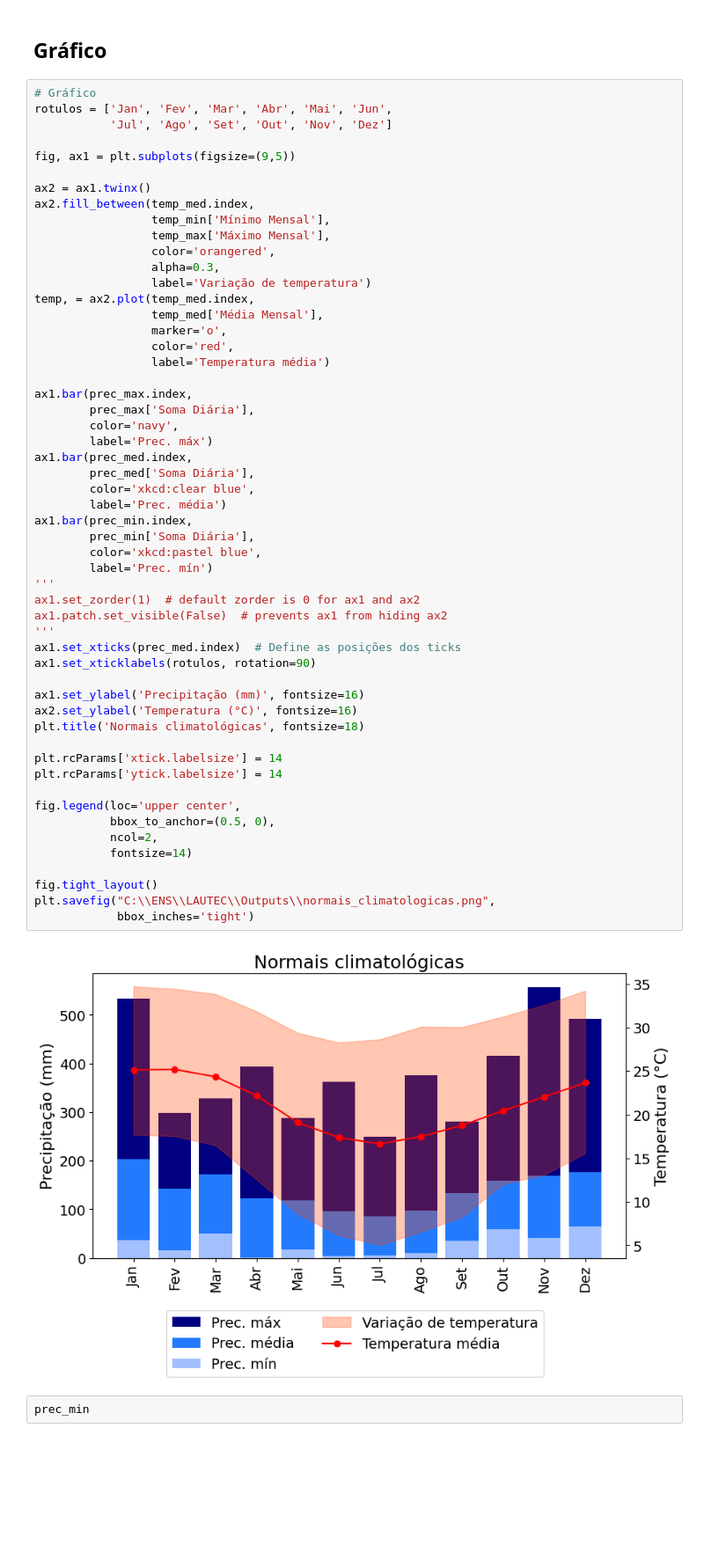
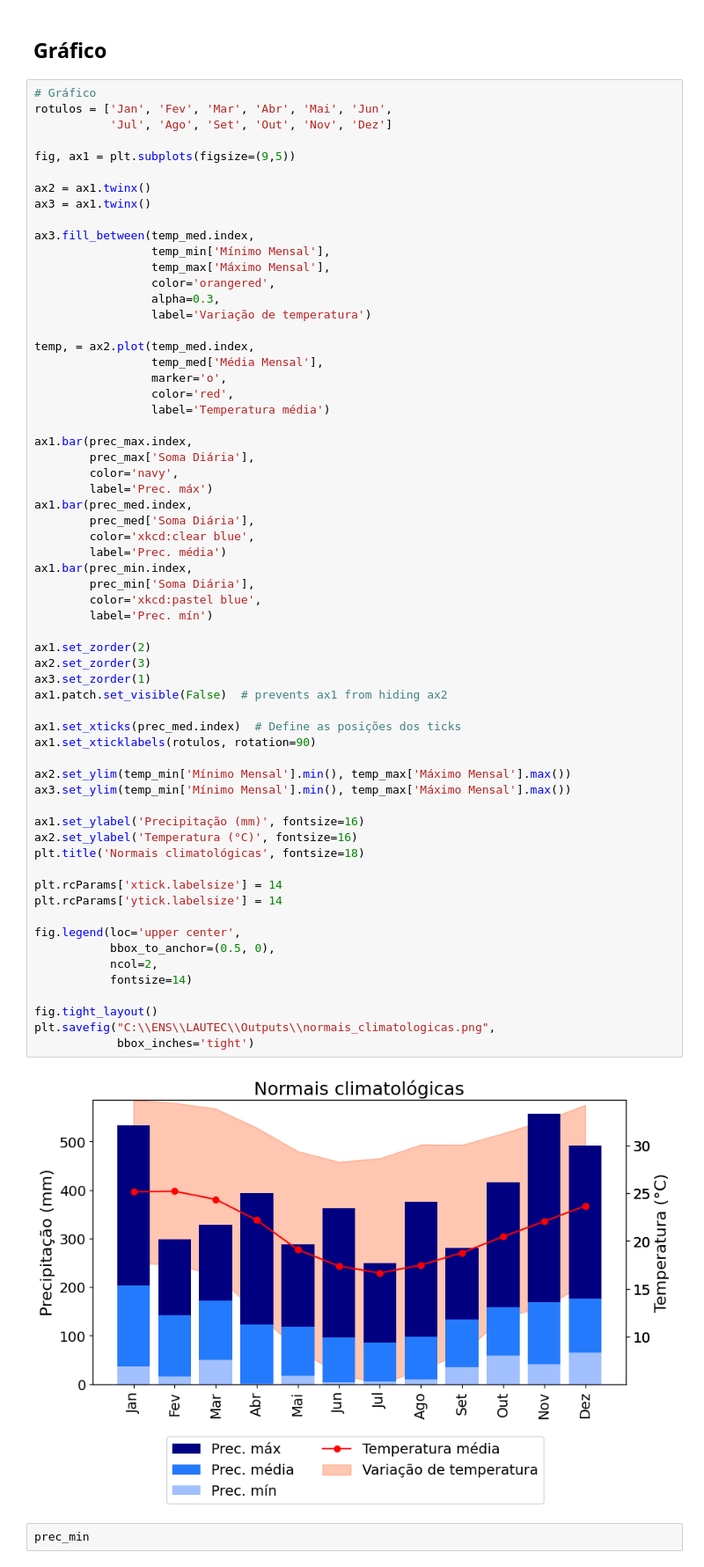
Before and after one commit to vitoria20241/LAUTEC, a Jupyter notebook: Notebooks/Normal_climatologica.ipynb, the cells around one changed output. Shown at 88% size. Saved outputs shown, nothing was run; the diff lists cells and outputs as text; blank space fills up the shorter version.

```diff
--- a/Notebooks/Normal_climatologica.ipynb
+++ b/Notebooks/Normal_climatologica.ipynb
@@ -85,12 +85,15 @@ rotulos = ['Jan', 'Fev', 'Mar', 'Abr', 'Mai', 'Jun',
 fig, ax1 = plt.subplots(figsize=(9,5))
 
 ax2 = ax1.twinx()
-ax2.fill_between(temp_med.index,
+ax3 = ax1.twinx()
+
+ax3.fill_between(temp_med.index,
                  temp_min['Mínimo Mensal'],
                  temp_max['Máximo Mensal'],
                  color='orangered',
                  alpha=0.3,
                  label='Variação de temperatura')
+
 temp, = ax2.plot(temp_med.index,
                  temp_med['Média Mensal'],
                  marker='o',
@@ -102,37 +105,42 @@ ax1.bar(prec_max.index,
         color='navy',
         label='Prec. máx')
 ax1.bar(prec_med.index,
         prec_med['Soma Diária'],
         color='xkcd:clear blue',
         label='Prec. média')
 ax1.bar(prec_min.index,
         prec_min['Soma Diária'],
         color='xkcd:pastel blue',
         label='Prec. mín')
-'''
-ax1.set_zorder(1)  # default zorder is 0 for ax1 and ax2
+
+ax1.set_zorder(2)
+ax2.set_zorder(3)
+ax3.set_zorder(1)
 ax1.patch.set_visible(False)  # prevents ax1 from hiding ax2
-'''
+
 ax1.set_xticks(prec_med.index)  # Define as posições dos ticks
 ax1.set_xticklabels(rotulos, rotation=90)
+
+ax2.set_ylim(temp_min['Mínimo Mensal'].min(), temp_max['Máximo Mensal'].max())
+ax3.set_ylim(temp_min['Mínimo Mensal'].min(), temp_max['Máximo Mensal'].max())
 
 ax1.set_ylabel('Precipitação (mm)', fontsize=16)
 ax2.set_ylabel('Temperatura (°C)', fontsize=16)
 plt.title('Normais climatológicas', fontsize=18)
 
 plt.rcParams['xtick.labelsize'] = 14
 plt.rcParams['ytick.labelsize'] = 14
 
 fig.legend(loc='upper center',
            bbox_to_anchor=(0.5, 0),
            ncol=2,
            fontsize=14)
 
 fig.tight_layout()
 plt.savefig("C:\\ENS\\LAUTEC\\Outputs\\normais_climatologicas.png",
             bbox_inches='tight')
 # %% [output]
-[figure, old version]
+[figure, new version]
 # %%
 prec_min
 # %% [output]
```
Also changed, not shown: parts of 1 cell of this notebook.
